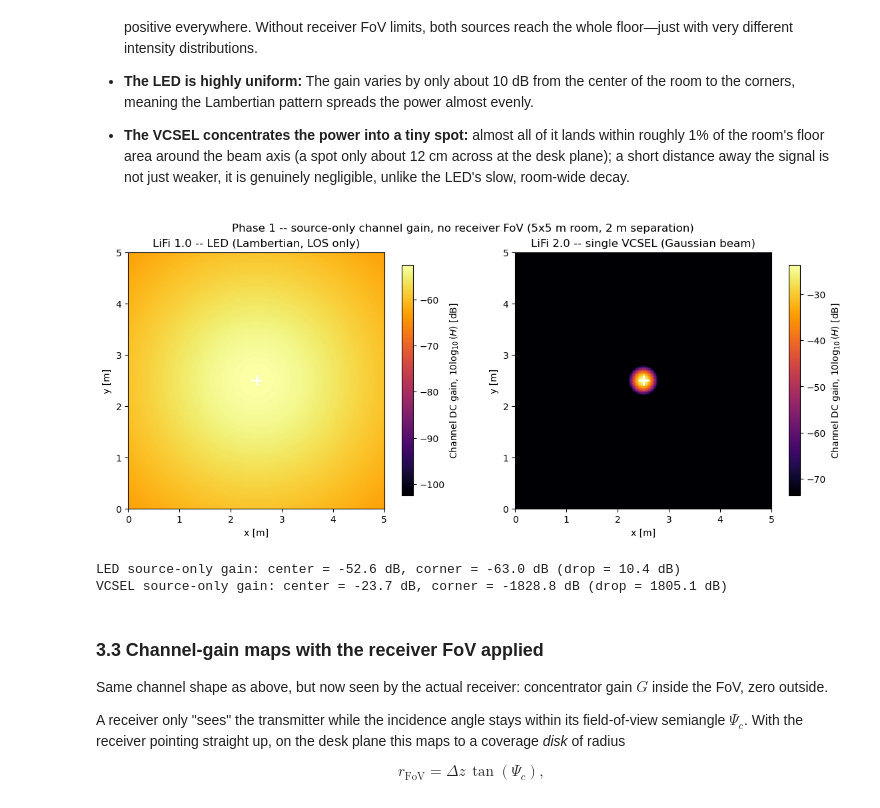
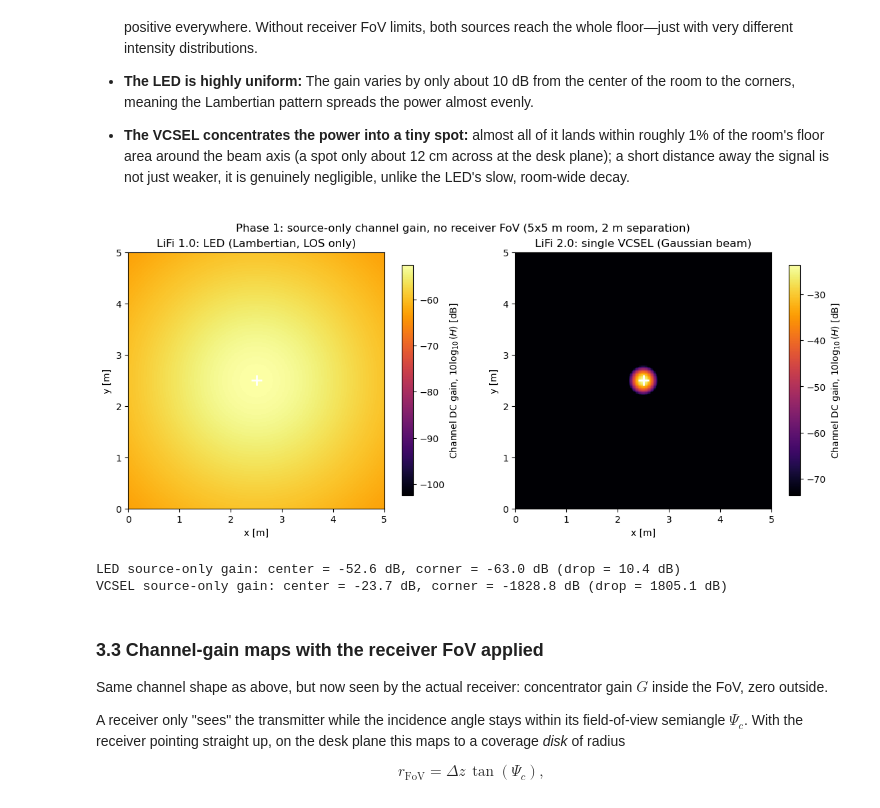
Before and after one commit to carolinalopezdelamadriz/lifi-comparative-analysis, a Jupyter notebook: single_cell_analysis_v3.ipynb, the cells around one changed output. Drawn from its saved outputs; the diff is of its cells as text; code cells hidden in the pictures.

```diff
--- a/single_cell_analysis_v3.ipynb
+++ b/single_cell_analysis_v3.ipynb
@@ -244,32 +248,32 @@ Before applying any receiver constraints, these maps show the gain each source d
 # %%
 H_led_src_dB = 10 * np.log10(H_led_src)      # source-only gains are strictly positive, so no masking needed
 H_vcsel_src_dB = 10 * np.log10(H_vcsel_src)
 
 fig, axes = plt.subplots(1, 2, figsize=(11.5, 4.8), constrained_layout=True)
-maps_src = [(H_led_src_dB,   "LiFi 1.0 -- LED (Lambertian, LOS only)"),
-            (H_vcsel_src_dB, "LiFi 2.0 -- single VCSEL (Gaussian beam)")]
+maps_src = [(H_led_src_dB,   "LiFi 1.0: LED (Lambertian, LOS only)"),
+            (H_vcsel_src_dB, "LiFi 2.0: single VCSEL (Gaussian beam)")]
 
 for ax, (H_dB, title) in zip(axes, maps_src):
     vmax = np.nanmax(H_dB)
     im = ax.pcolormesh(X, Y, H_dB, shading="auto", cmap="inferno", vmin=vmax - 50, vmax=vmax)
     ax.plot(*TX_POS[:2], "w+", markersize=12, mew=2)
     ax.set_xlabel("x [m]")
     ax.set_ylabel("y [m]")
     ax.set_title(title)
     ax.set_aspect("equal")
     ax.set_xlim(0, ROOM_X)
     ax.set_ylim(0, ROOM_Y)
     fig.colorbar(im, ax=ax, label=r"Channel DC gain, $10\log_{10}(H)$ [dB]", shrink=0.9)
-fig.suptitle("Phase 1 -- source-only channel gain, no receiver FoV "
+fig.suptitle("Phase 1: source-only channel gain, no receiver FoV "
              f"({ROOM_X:.0f}x{ROOM_Y:.0f} m room, {dz:.0f} m separation)")
 plt.show()
 
 print(f"LED source-only gain: center = {H_led_src_dB.max():.1f} dB, "
       f"corner = {H_led_src_dB.min():.1f} dB (drop = {H_led_src_dB.max()-H_led_src_dB.min():.1f} dB)")
 print(f"VCSEL source-only gain: center = {H_vcsel_src_dB.max():.1f} dB, "
       f"corner = {H_vcsel_src_dB.min():.1f} dB (drop = {H_vcsel_src_dB.max()-H_vcsel_src_dB.min():.1f} dB)")
 # %% [output]
-[figure, old version]
+[figure, new version]
 LED source-only gain: center = -52.6 dB, corner = -63.0 dB (drop = 10.4 dB)
 VCSEL source-only gain: center = -23.7 dB, corner = -1828.8 dB (drop = 1805.1 dB)
 # %% [markdown]
```
Also changed, not shown: parts of 26 cells of this notebook, 13 other files.
